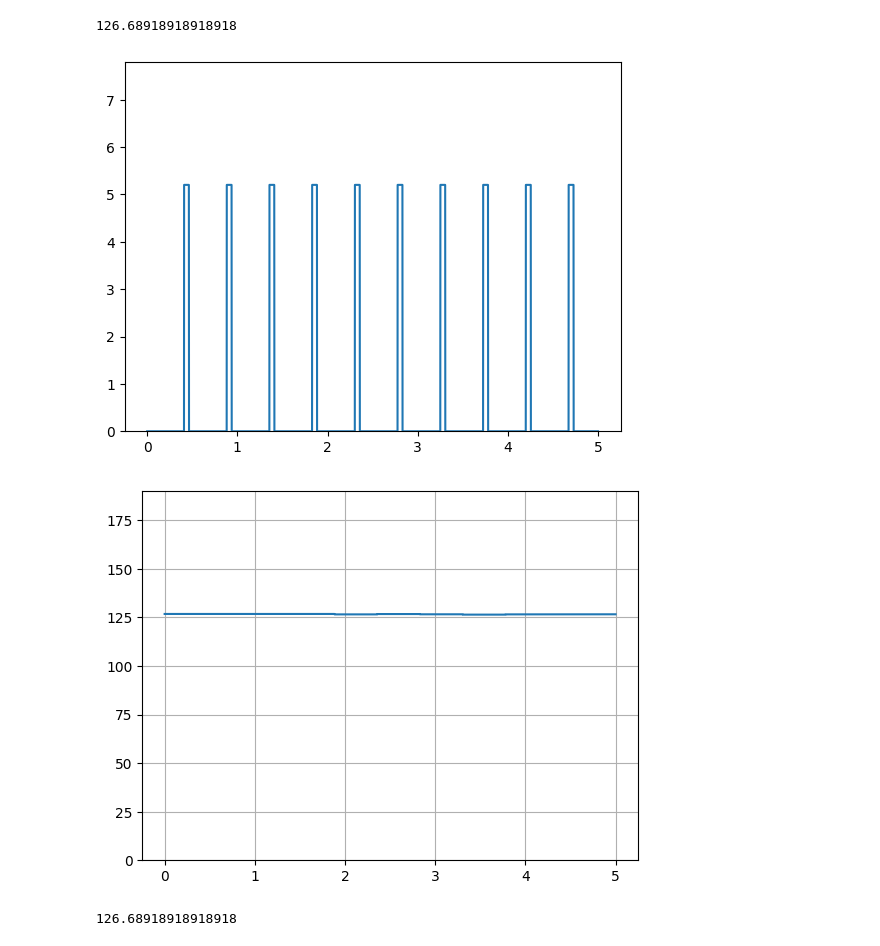
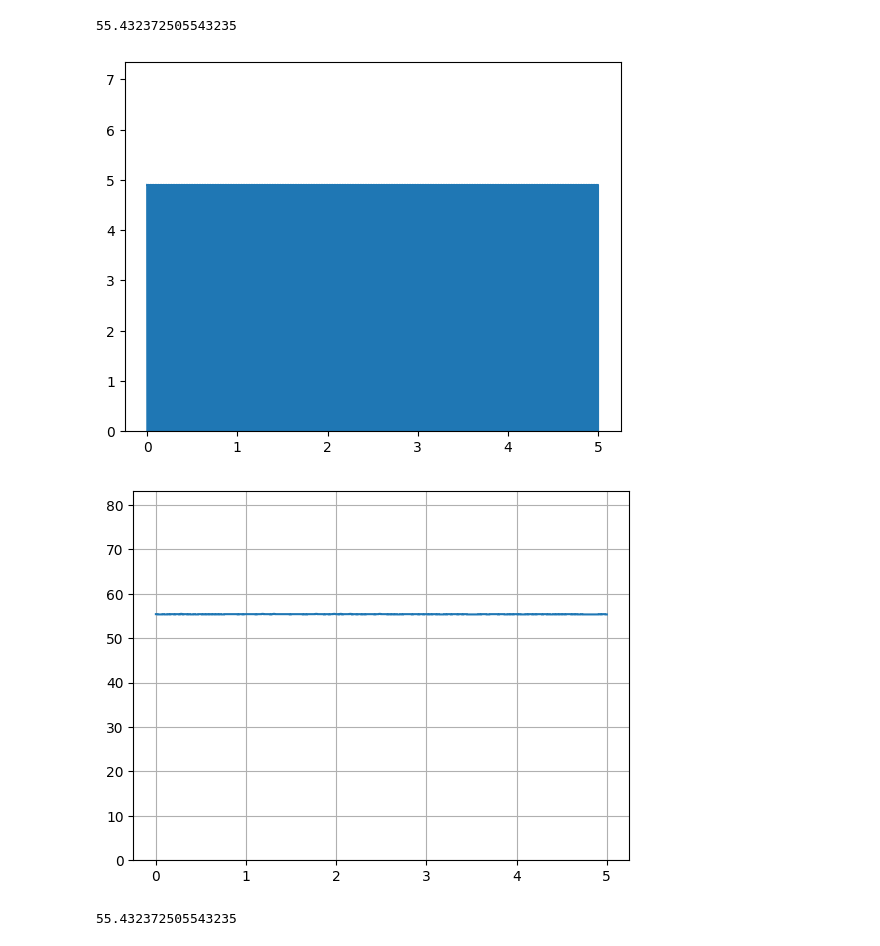
Before and after one commit to dossleo/ProjetoFinal_LeoanrdoPacheco_UFRJ_LAVI, a Jupyter notebook: ler_rpm.ipynb, the cells around one changed output. Saved outputs shown, nothing was run; the diff lists cells and outputs as text; code cells hidden in the pictures.

Commit message:
extração de indicadores - frequencia n funcion

```diff
--- a/ler_rpm.ipynb
+++ b/ler_rpm.ipynb
@@ -13,7 +13,7 @@ arquivos = os.listdir(pasta)
 rpms = []
 tamanho = 150000
 
-sinal = get_raw_data.GetData(pasta,arquivos[5],models.colunas['rotacao'])
+sinal = get_raw_data.GetData(pasta,arquivos[43],models.colunas['rotacao'])
 
 sinal = sinal.Get()
 # sinal = pd.json_normalize(sinal)
@@ -30,12 +30,12 @@ plt.plot(vetor_tempo,sinal)
 # plt.axis('off')
 plt.show()
 
-rpm = get_rpm.GetRPM(sinal,frequencia_aquisicao)
-rpm_ponto = rpm.get_rpm_ponto_a_ponto('rpm')
-rpm_medio = rpm.get_rpm_medio('rpm')
+rpm = get_rpm.GetRPM(sinal)
+rpm_ponto = rpm.get_rpm_ponto_a_ponto('hz')
+rpm_medio = rpm.get_rpm_medio('hz')
 print(rpm_medio)
 rpm.plot_picos()
-rpm.plot_rpm('rpm')
+rpm.plot_rpm('hz')
 
 print(rpm_medio)
 # %% [output]
@@ -43,7 +43,7 @@ print(rpm_medio)
-126.68918918918918
+55.432372505543235
-[figure, old version]
+[figure, new version]
-[figure, old version]
+[figure, new version]
-126.68918918918918
+55.432372505543235
 # %%
 import models
 import os
```
Also changed, not shown: parts of 2 cells of this notebook, 9 other files.
